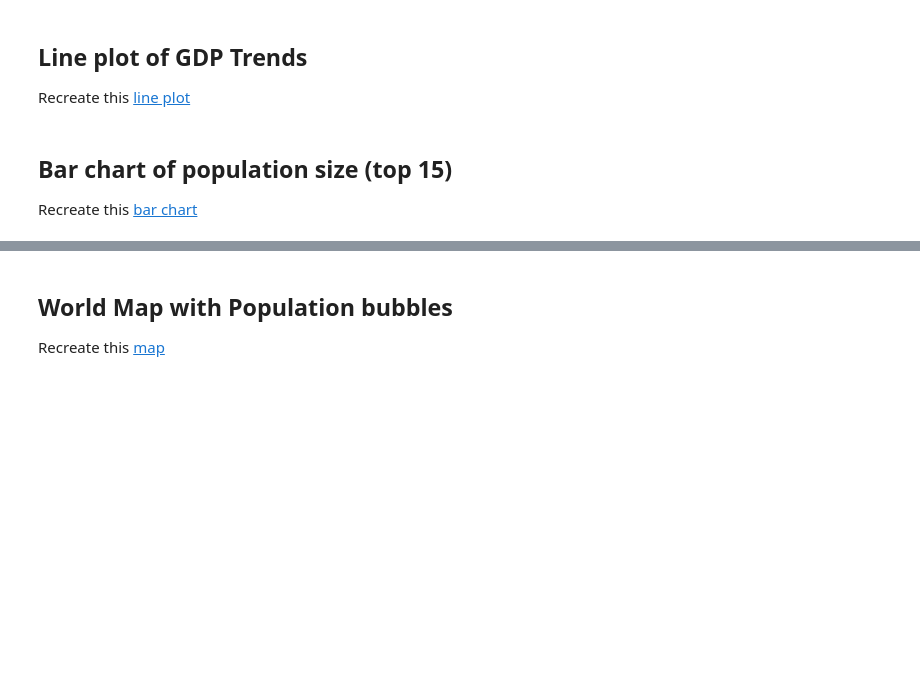
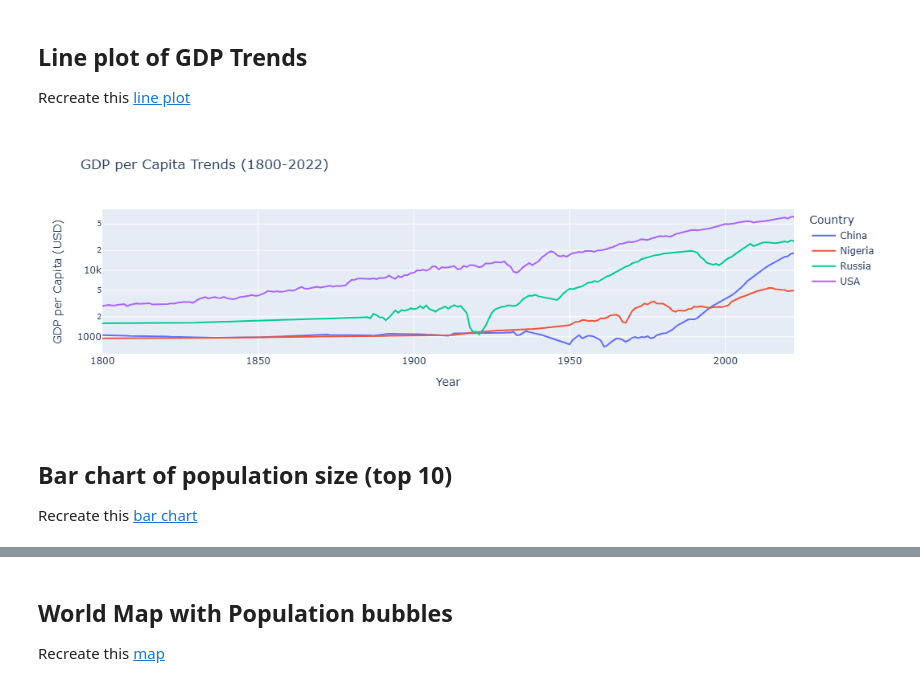
Before and after one commit to damouras/damouras.github.io, a Jupyter notebook: files/solutions.ipynb, the cells around one changed output, grey strips where cells are left out. Drawn from its saved outputs; the diff is of its cells as text; code cells hidden in the pictures; blank space fills up the shorter version.

```diff
--- a/files/solutions.ipynb
+++ b/files/solutions.ipynb
@@ -74,19 +78,22 @@ Recreate this [line plot](https://www.gapminder.org/tools/#$chart-type=linechart
 # %%
 gdp_trend = gapminder_df.query( "Year >= 1800 & Year <= 2022 & " \
 "Country in ['China', 'USA', 'Russia', 'Nigeria' ] " )
 
 fig = px.line(
     gdp_trend,
     x="Year",
     y="GDPpcap",
     color="Country",
     title="GDP per Capita Trends (1800-2022)",
     log_y=True,
     labels={"Year": "Year", "GDPpcap": "GDP per Capita (USD)"},
+    hover_name = 'Country'
 )
 fig.show()
+# %% [output]
+[figure, added]
 # %% [markdown]
-## Bar chart of population size (top 15)
+## Bar chart of population size (top 10)
 
 Recreate this [bar chart](https://www.gapminder.org/tools/#$chart-type=barrank&url=v2)
 # %%
```
Also changed, not shown: parts of 6 cells of this notebook, 3 other files.
